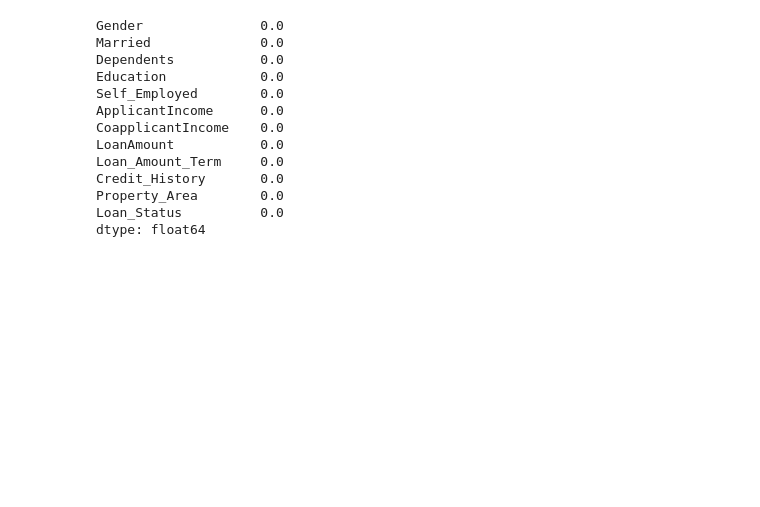
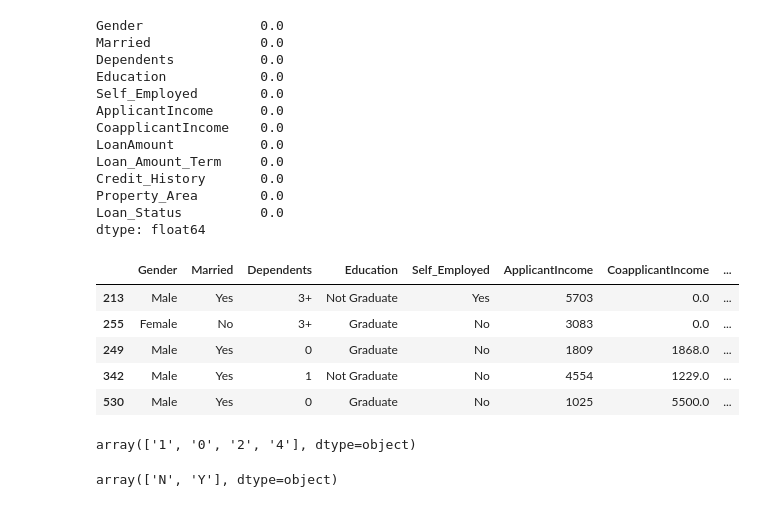
Before and after one commit to dinuwanfernando/10822750-final-year-project, a Jupyter notebook: loan_prediction_test2.ipynb, the cells around one changed output. Saved outputs shown, nothing was run; the diff lists cells and outputs as text; code cells hidden in the pictures; blank space fills up the shorter version.

```diff
--- a/loan_prediction_test2.ipynb
+++ b/loan_prediction_test2.ipynb
@@ -173,0 +176,9 @@ dtype: float64
+# %%
+data.sample(5)
+# %% [output]
+|  | Gender | Married | Dependents | Education | Self_Employed | ApplicantIncome | CoapplicantIncome | ... |
+| 213 | Male | Yes | 3+ | Not Graduate | Yes | 5703 | 0.0 | ... |
+| 255 | Female | No | 3+ | Graduate | No | 3083 | 0.0 | ... |
+| 249 | Male | Yes | 0 | Graduate | No | 1809 | 1868.0 | ... |
+| 342 | Male | Yes | 1 | Not Graduate | No | 4554 | 1229.0 | ... |
+| 530 | Male | Yes | 0 | Graduate | No | 1025 | 5500.0 | ... |
@@ -173,0 +187,8 @@ dtype: float64
+# %%
+data['Dependents'].unique()
+# %% [output]
+array(['1', '0', '2', '4'], dtype=object)
+# %%
+data['Loan_Status'].unique()
+# %% [output]
+array(['N', 'Y'], dtype=object)
```
Also changed, not shown: parts of 4 cells of this notebook.
